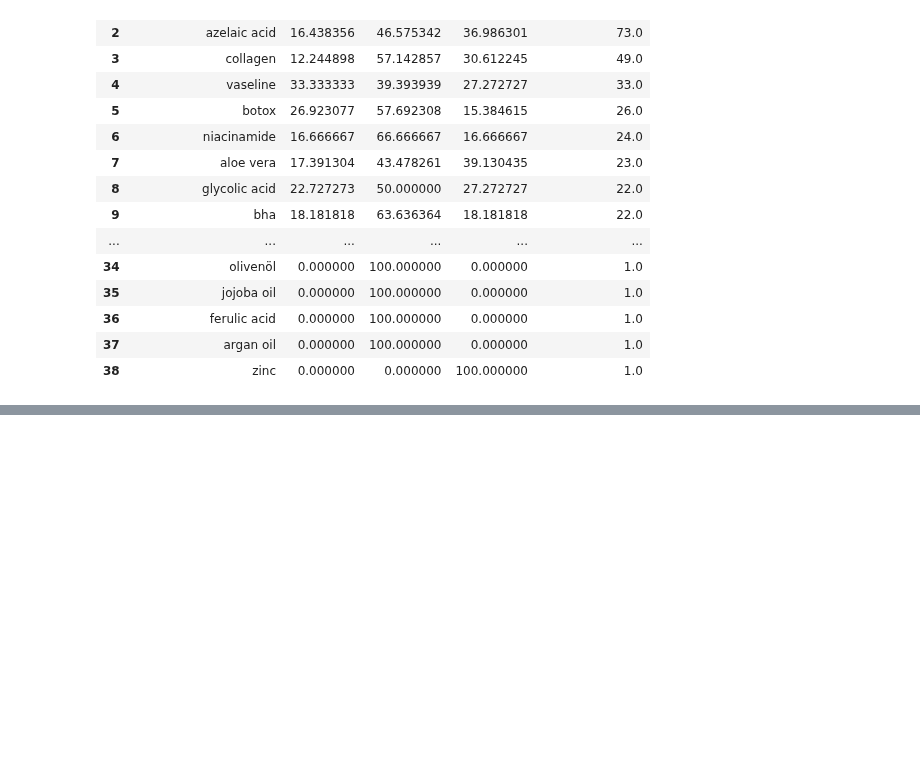
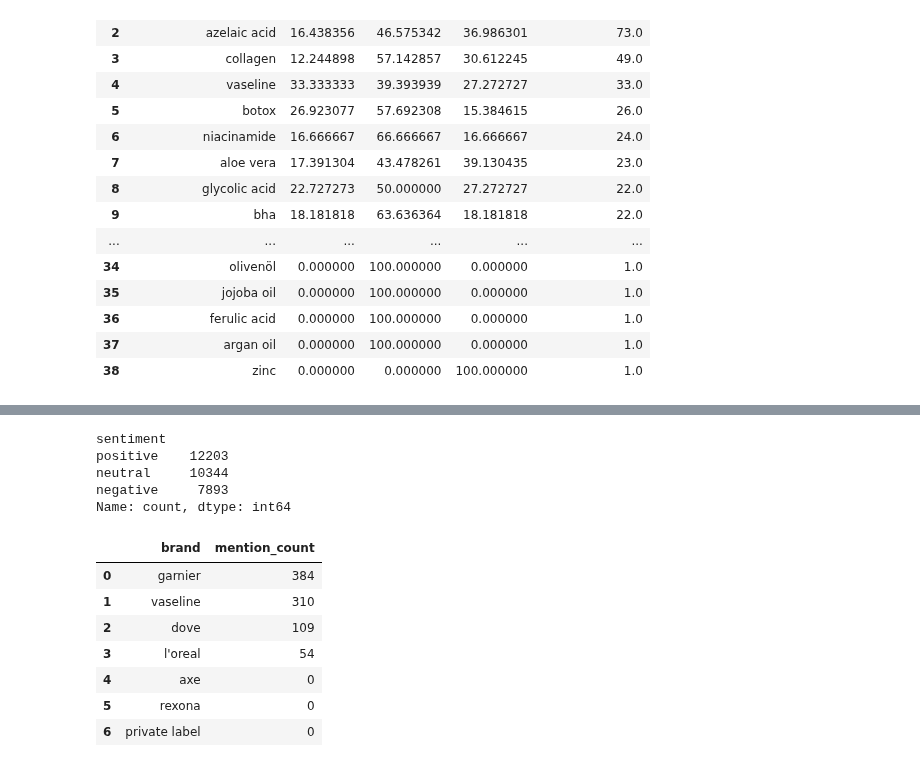
Before and after one commit to Hannah1171/skincare_analysis, a Jupyter notebook: skincare/scripts/test.ipynb, the cells around one changed output, grey strips where cells are left out. Saved outputs shown, nothing was run; the diff lists cells and outputs as text; code cells hidden in the pictures; blank space fills up the shorter version.

```diff
--- a/skincare/scripts/test.ipynb
+++ b/skincare/scripts/test.ipynb
@@ -995,0 +890,46 @@ co_df[co_df['hashtag_1']=='koreanskincare'].sort_values(by='count', ascending=Fa
+# %%
+print(df['sentiment'].value_counts())
+# %% [output]
+sentiment
+positive    12203
+neutral     10344
+negative     7893
+Name: count, dtype: int64
+# %%
+import pandas as pd
+import re
+
+# --- 1. Define your brand list ---
+brands = ['l\'oreal', 'garnier', 'dove', 'axe', 'rexona', 'vaseline', 'private label']
+
+# --- 2. Combine relevant text columns into one string ---
+df['text_combined'] = (
+    df[['text', 'transcribed_text', 'video_description']]
+    .fillna('')
+    .agg(' '.join, axis=1)
+    .str.lower()
+    .str.replace("’", "'")  # normalize curly quotes
+)
+
+# --- 3. Count brand mentions ---
+brand_counts = {}
+
+for brand in brands:
+    # Use word boundaries to avoid matching substrings like "dovely"
+    pattern = rf"\b{re.escape(brand)}\b"
+    brand_counts[brand] = df['text_combined'].str.contains(pattern).sum()
+
+# --- 4. Convert to DataFrame ---
+brand_mention_df = pd.DataFrame(list(brand_counts.items()), columns=['brand', 'mention_count'])
+brand_mention_df = brand_mention_df.sort_values(by='mention_count', ascending=False).reset_index(drop=True)
+
+brand_mention_df
+# %% [output]
+|  | brand | mention_count |
+| 0 | garnier | 384 |
+| 1 | vaseline | 310 |
+| 2 | dove | 109 |
+| 3 | l'oreal | 54 |
+| 4 | axe | 0 |
+| 5 | rexona | 0 |
+| 6 | private label | 0 |
```
Also changed, not shown: parts of 22 cells of this notebook, 7 other files.
